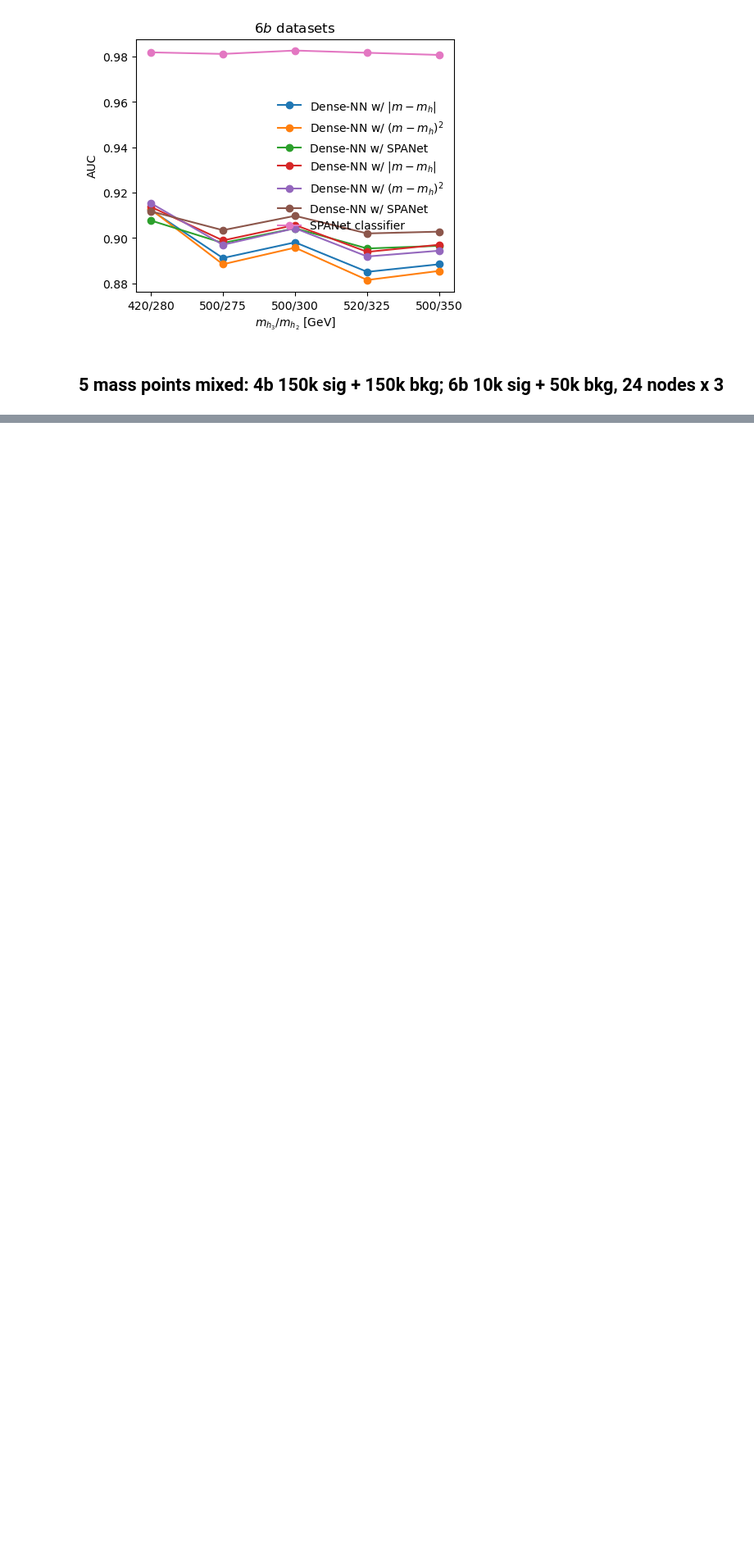
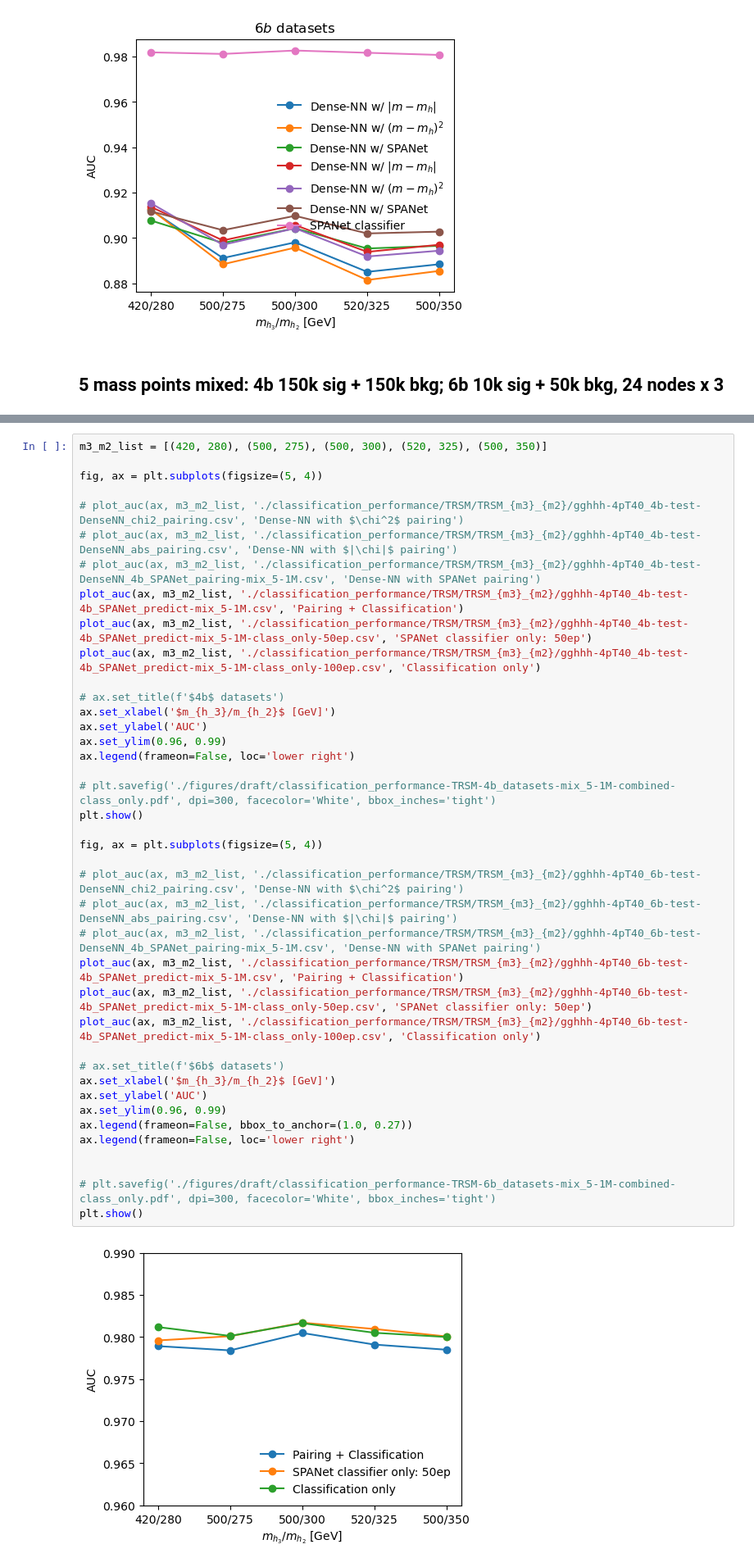
Before and after one commit to r10222035/3h6b_collider_study, a Jupyter notebook: plot_classification_performance.ipynb, the cells around one changed output, grey strips where cells are left out. Shown at 82% size. Cells and saved outputs as stored; diff of their text form; blank space fills up the shorter version.

```diff
--- a/plot_classification_performance.ipynb
+++ b/plot_classification_performance.ipynb
@@ -312,0 +338,42 @@ plt.show()
+# %%
+m3_m2_list = [(420, 280), (500, 275), (500, 300), (520, 325), (500, 350)]
+
+fig, ax = plt.subplots(figsize=(5, 4))
+
+# plot_auc(ax, m3_m2_list, './classification_performance/TRSM/TRSM_{m3}_{m2}/gghhh-4pT40_4b-test-DenseNN_chi2_pairing.csv', 'Dense-NN with $\chi^2$ pairing')
+# plot_auc(ax, m3_m2_list, './classification_performance/TRSM/TRSM_{m3}_{m2}/gghhh-4pT40_4b-test-DenseNN_abs_pairing.csv', 'Dense-NN with $|\chi|$ pairing')
+# plot_auc(ax, m3_m2_list, './classification_performance/TRSM/TRSM_{m3}_{m2}/gghhh-4pT40_4b-test-DenseNN_4b_SPANet_pairing-mix_5-1M.csv', 'Dense-NN with SPANet pairing')
+plot_auc(ax, m3_m2_list, './classification_performance/TRSM/TRSM_{m3}_{m2}/gghhh-4pT40_4b-test-4b_SPANet_predict-mix_5-1M.csv', 'Pairing + Classification')
+plot_auc(ax, m3_m2_list, './classification_performance/TRSM/TRSM_{m3}_{m2}/gghhh-4pT40_4b-test-4b_SPANet_predict-mix_5-1M-class_only-50ep.csv', 'SPANet classifier only: 50ep')
+plot_auc(ax, m3_m2_list, './classification_performance/TRSM/TRSM_{m3}_{m2}/gghhh-4pT40_4b-test-4b_SPANet_predict-mix_5-1M-class_only-100ep.csv', 'Classification only')
+
+# ax.set_title(f'$4b$ datasets')
+ax.set_xlabel('$m_{h_3}/m_{h_2}$ [GeV]')
+ax.set_ylabel('AUC')
+ax.set_ylim(0.96, 0.99)
+ax.legend(frameon=False, loc='lower right')
+
+# plt.savefig('./figures/draft/classification_performance-TRSM-4b_datasets-mix_5-1M-combined-class_only.pdf', dpi=300, facecolor='White', bbox_inches='tight')
+plt.show()
+
+fig, ax = plt.subplots(figsize=(5, 4))
+
+# plot_auc(ax, m3_m2_list, './classification_performance/TRSM/TRSM_{m3}_{m2}/gghhh-4pT40_6b-test-DenseNN_chi2_pairing.csv', 'Dense-NN with $\chi^2$ pairing')
+# plot_auc(ax, m3_m2_list, './classification_performance/TRSM/TRSM_{m3}_{m2}/gghhh-4pT40_6b-test-DenseNN_abs_pairing.csv', 'Dense-NN with $|\chi|$ pairing')
+# plot_auc(ax, m3_m2_list, './classification_performance/TRSM/TRSM_{m3}_{m2}/gghhh-4pT40_6b-test-DenseNN_4b_SPANet_pairing-mix_5-1M.csv', 'Dense-NN with SPANet pairing')
+plot_auc(ax, m3_m2_list, './classification_performance/TRSM/TRSM_{m3}_{m2}/gghhh-4pT40_6b-test-4b_SPANet_predict-mix_5-1M.csv', 'Pairing + Classification')
+plot_auc(ax, m3_m2_list, './classification_performance/TRSM/TRSM_{m3}_{m2}/gghhh-4pT40_6b-test-4b_SPANet_predict-mix_5-1M-class_only-50ep.csv', 'SPANet classifier only: 50ep')
+plot_auc(ax, m3_m2_list, './classification_performance/TRSM/TRSM_{m3}_{m2}/gghhh-4pT40_6b-test-4b_SPANet_predict-mix_5-1M-class_only-100ep.csv', 'Classification only')
+
+# ax.set_title(f'$6b$ datasets')
+ax.set_xlabel('$m_{h_3}/m_{h_2}$ [GeV]')
+ax.set_ylabel('AUC')
+ax.set_ylim(0.96, 0.99)
+ax.legend(frameon=False, bbox_to_anchor=(1.0, 0.27))
+ax.legend(frameon=False, loc='lower right')
+
+
+# plt.savefig('./figures/draft/classification_performance-TRSM-6b_datasets-mix_5-1M-combined-class_only.pdf', dpi=300, facecolor='White', bbox_inches='tight')
+plt.show()
+# %% [output]
+[figure, added]
```
Also changed, not shown: parts of 10 cells of this notebook, 2 other files.
